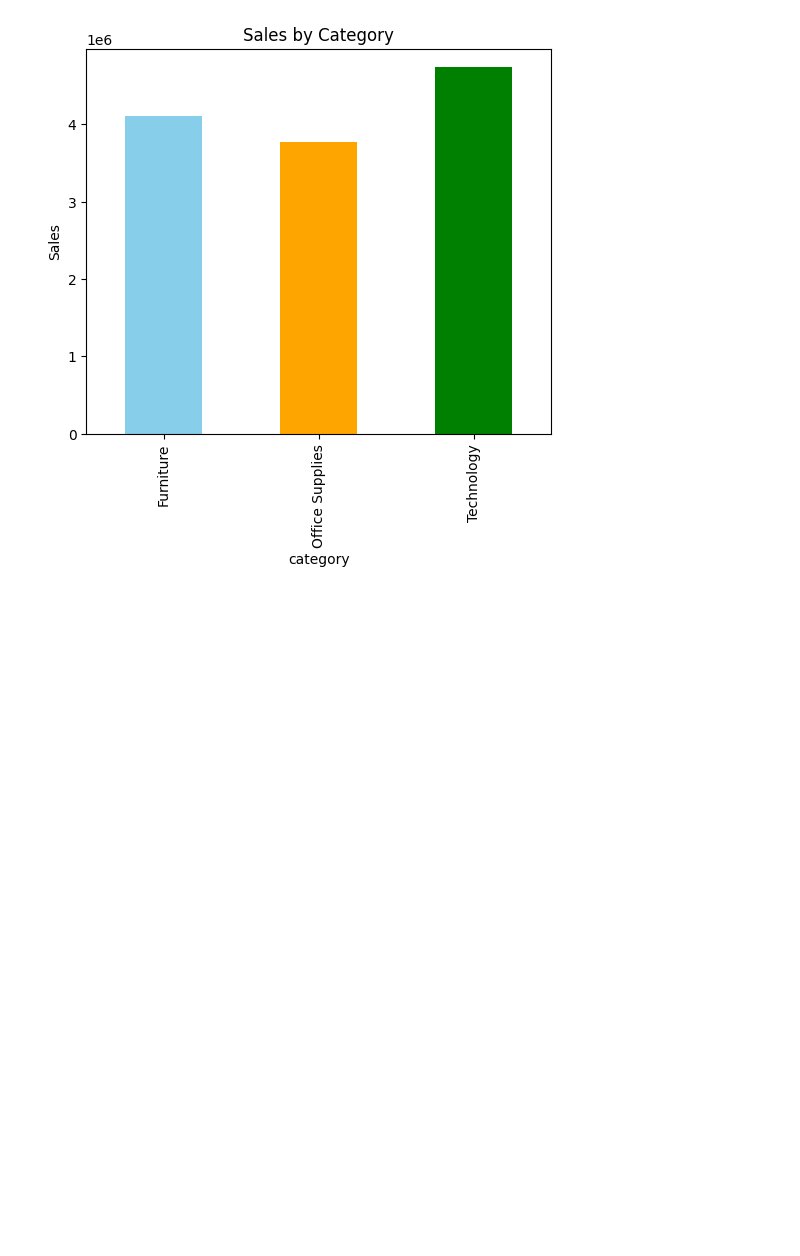
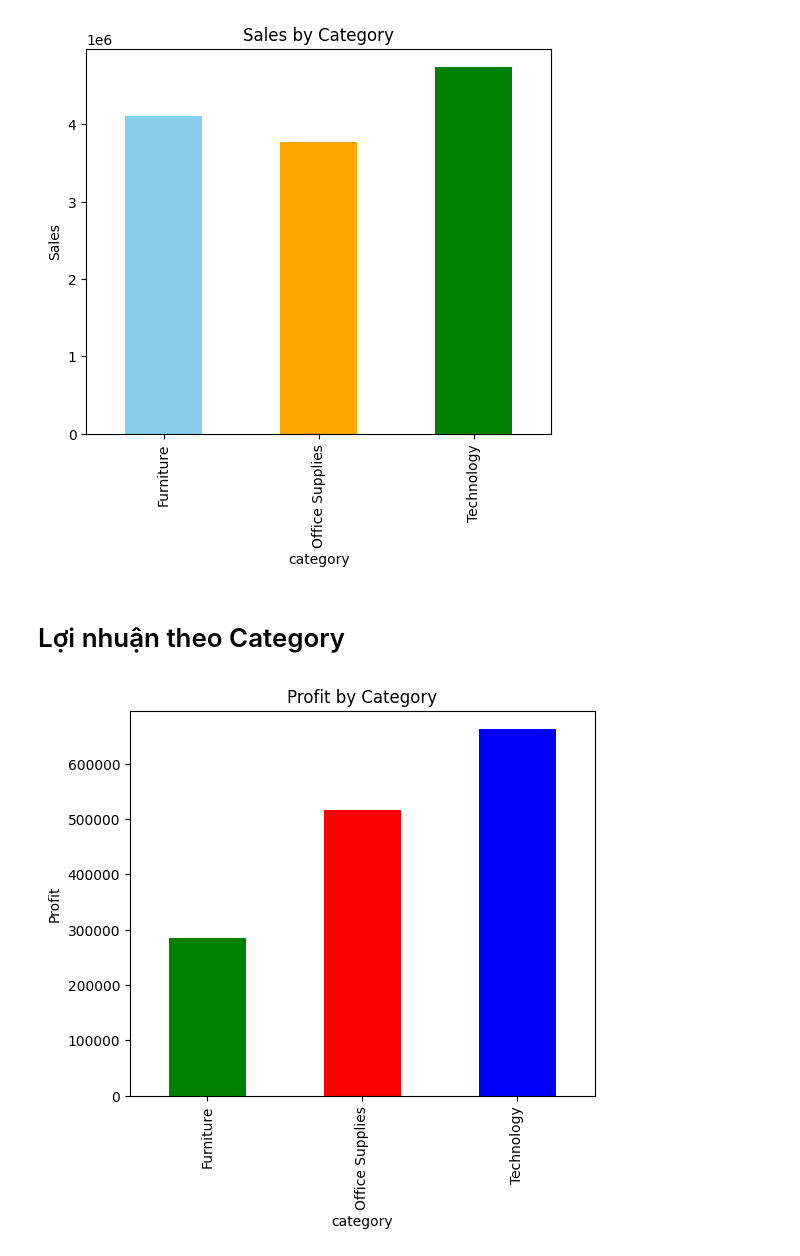
Before and after one commit to Glen0044/DATN---Phantom-Data, a Jupyter notebook: Code/plot/data visualization.ipynb, the cells around one changed output. Cells and saved outputs as stored; diff of their text form; code cells hidden in the pictures; blank space fills up the shorter version.

Commit message:
visualization4

```diff
--- a/Code/plot/data visualization.ipynb
+++ b/Code/plot/data visualization.ipynb
@@ -98,3 +98,21 @@ plt.ylabel("Sales")
 plt.show()
 # %% [output]
 [figure]
+# %% [markdown]
+# Lợi nhuận theo Category
+# %%
+category_profit = df.groupby("category")["profit"].sum()
+
+plt.figure(figsize=(6,5))
+
+category_profit.plot(
+    kind="bar",
+    color=["green","red","blue"]
+)
+
+plt.title("Profit by Category")
+plt.ylabel("Profit")
+
+plt.show()
+# %% [output]
+[figure, added]
```
